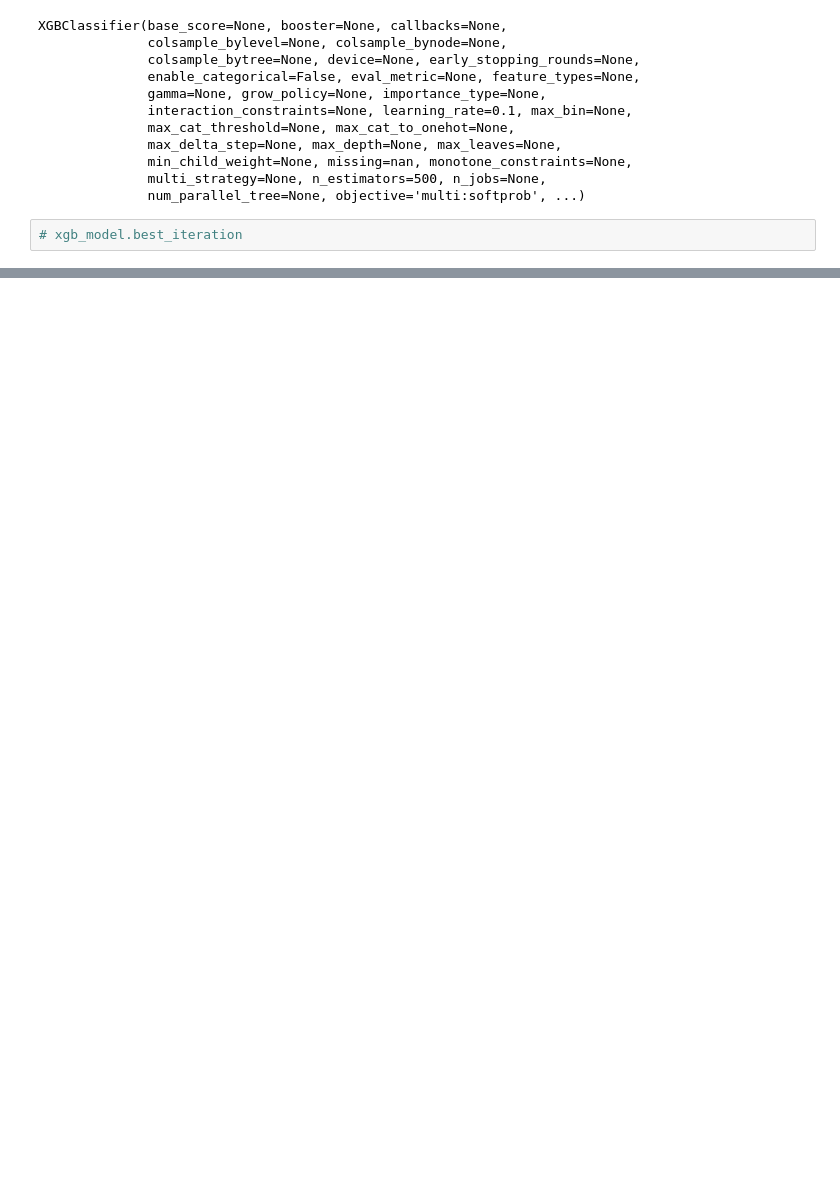
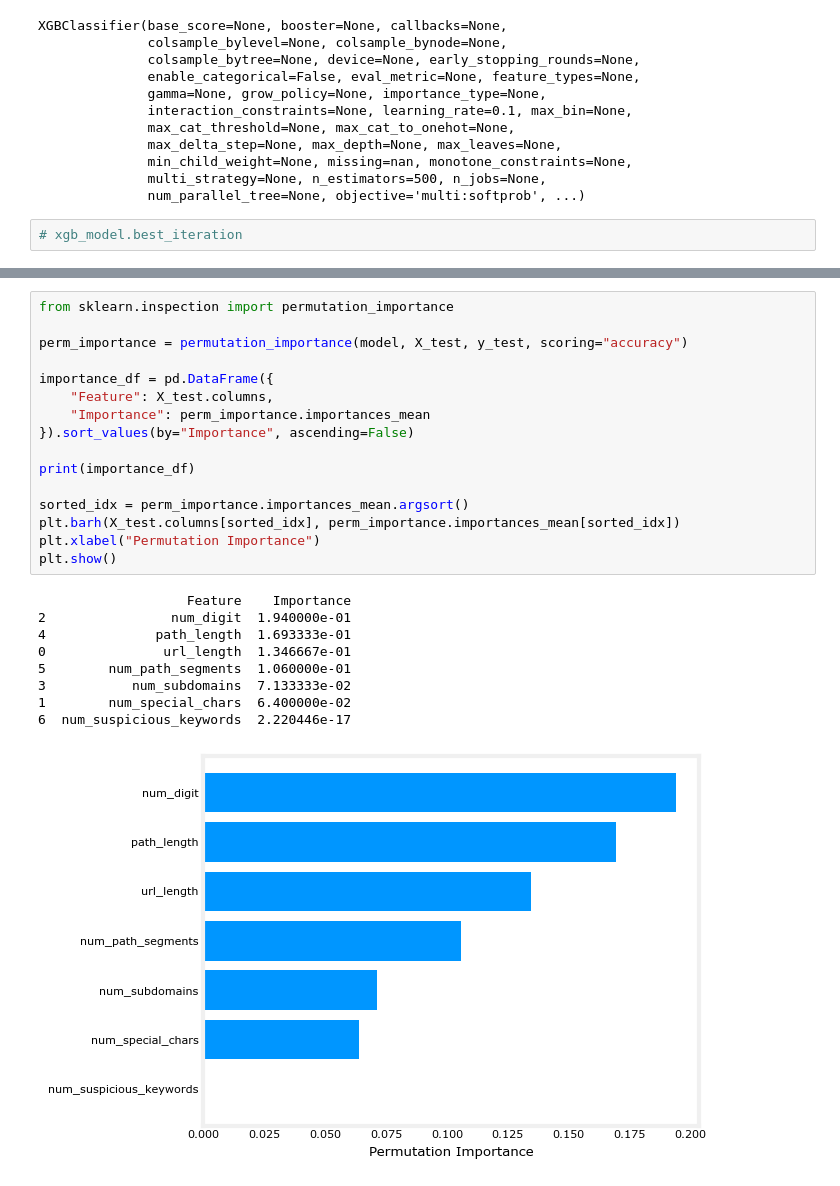
Before and after one commit to deeniaffendi/Fraud-Detection, a Jupyter notebook: prediction/url_randomForest.ipynb, the cells around one changed output, grey strips where cells are left out. Cells and saved outputs as stored; diff of their text form; blank space fills up the shorter version.

```diff
--- a/prediction/url_randomForest.ipynb
+++ b/prediction/url_randomForest.ipynb
@@ -255,0 +257,26 @@ Mean CV Score: 0.9333333333333333
+# %%
+from sklearn.inspection import permutation_importance
+
+perm_importance = permutation_importance(model, X_test, y_test, scoring="accuracy")
+
+importance_df = pd.DataFrame({
+    "Feature": X_test.columns,
+    "Importance": perm_importance.importances_mean
+}).sort_values(by="Importance", ascending=False)
+
+print(importance_df)
+
+sorted_idx = perm_importance.importances_mean.argsort()
+plt.barh(X_test.columns[sorted_idx], perm_importance.importances_mean[sorted_idx])
+plt.xlabel("Permutation Importance")
+plt.show()
+# %% [output]
+                   Feature    Importance
+2                num_digit  1.940000e-01
+4              path_length  1.693333e-01
+0               url_length  1.346667e-01
+5        num_path_segments  1.060000e-01
+3           num_subdomains  7.133333e-02
+1        num_special_chars  6.400000e-02
+6  num_suspicious_keywords  2.220446e-17
+[figure, added]
```
Also changed, not shown: parts of 17 cells of this notebook, 5 other files.
